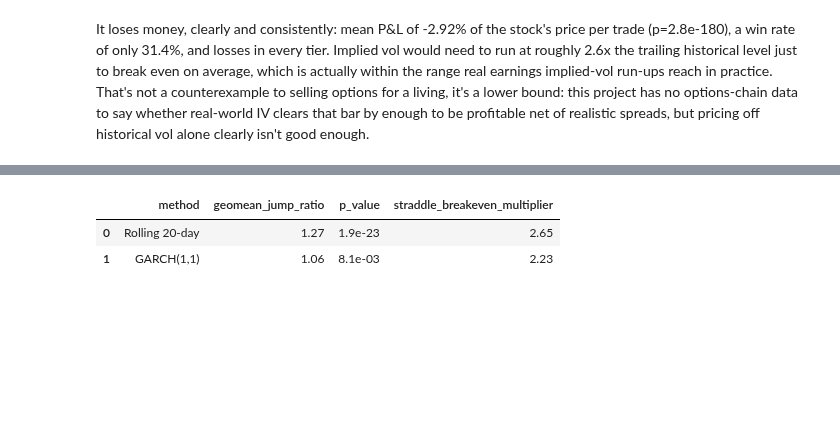
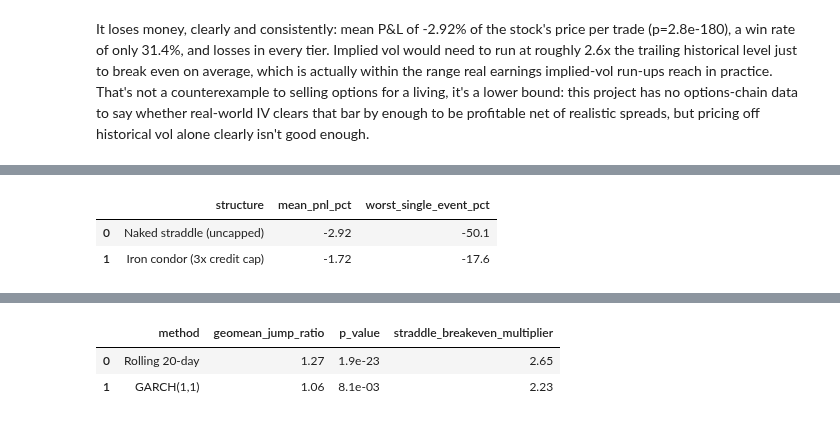
Before and after one commit to Noviath61/pead-project, a Jupyter notebook: analysis.ipynb, the cells around one changed output, grey strips where cells are left out. Cells and saved outputs as stored; diff of their text form; code cells hidden in the pictures; blank space fills up the shorter version.

```diff
--- a/analysis.ipynb
+++ b/analysis.ipynb
@@ -435,0 +446,11 @@ net of realistic spreads, but pricing off historical vol alone clearly isn't goo
+# %%
+condor_summary = pd.DataFrame({
+    "structure": ["Naked straddle (uncapped)", "Iron condor (3x credit cap)"],
+    "mean_pnl_pct": [-2.92, -1.72],
+    "worst_single_event_pct": [-50.1, -17.6],
+})
+condor_summary
+# %% [output]
+|  | structure | mean_pnl_pct | worst_single_event_pct |
+| 0 | Naked straddle (uncapped) | -2.92 | -50.1 |
+| 1 | Iron condor (3x credit cap) | -1.72 | -17.6 |
```
Also changed, not shown: parts of 7 cells of this notebook, 5 other files.
